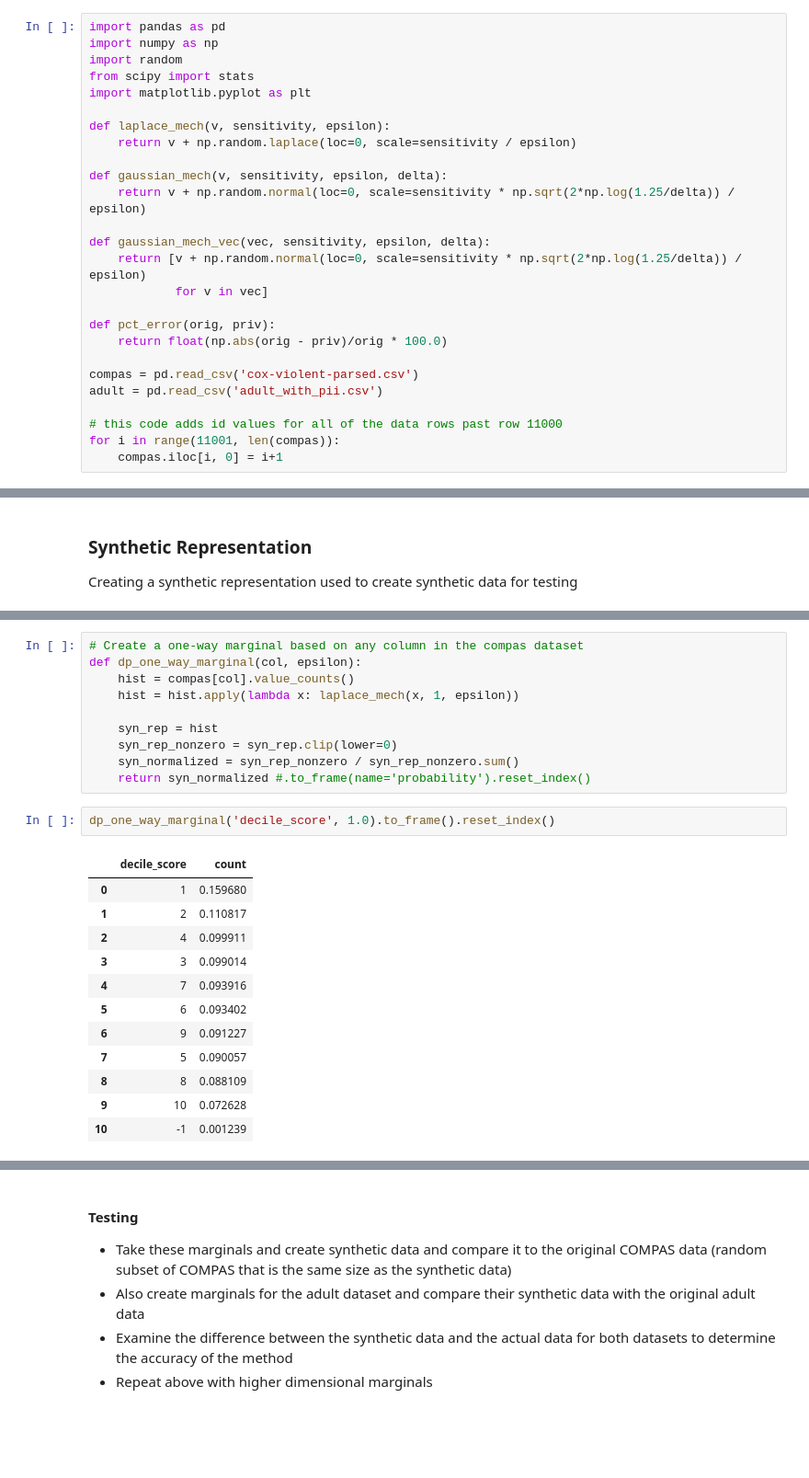
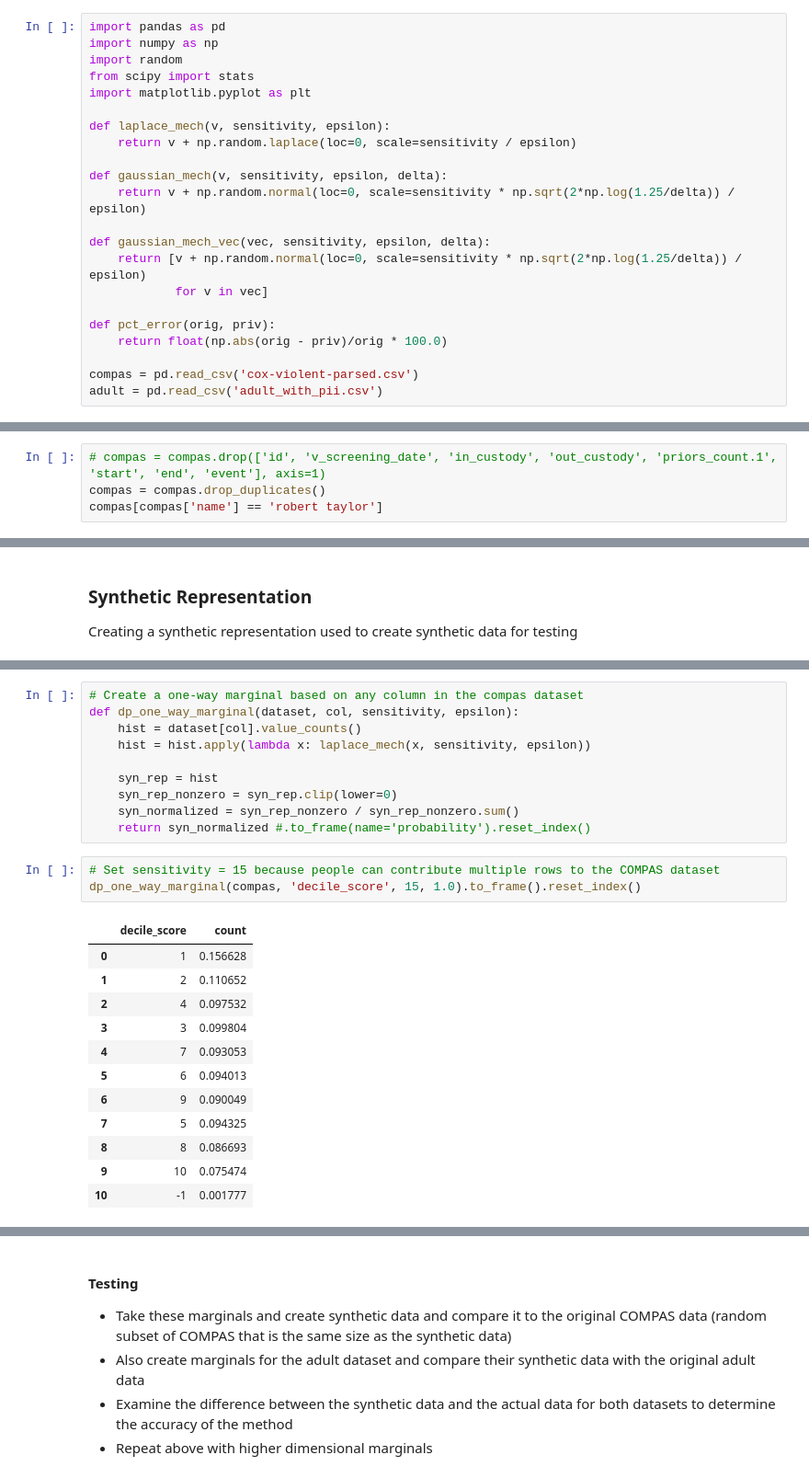
Before and after one commit to CFurch/cs3110-final-project, a Jupyter notebook: COMPAS Recidivism Analysis.ipynb, the cells around one changed output, grey strips where cells are left out. Shown at 92% size. Cells and saved outputs as stored; diff of their text form; blank space fills up the shorter version.

```diff
--- a/COMPAS Recidivism Analysis.ipynb
+++ b/COMPAS Recidivism Analysis.ipynb
@@ -20,10 +20,6 @@ def pct_error(orig, priv):
 
 compas = pd.read_csv('cox-violent-parsed.csv')
 adult = pd.read_csv('adult_with_pii.csv')
-
-# this code adds id values for all of the data rows past row 11000
-for i in range(11001, len(compas)):
-    compas.iloc[i, 0] = i+1
 # %%
 compas # id column only increments up to 11001 without the fix (technically the 11000th row, starting at 0)
 # %% [output]
@@ -54,0 +41,4 @@ compas[compas['id'] == 11002]
+# %%
+# compas = compas.drop(['id', 'v_screening_date', 'in_custody', 'out_custody', 'priors_count.1', 'start', 'end', 'event'], axis=1)
+compas = compas.drop_duplicates()
+compas[compas['name'] == 'robert taylor']
@@ -120,25 +102,26 @@ plt.hist(compas['decile_score'], bins=10)
 # %%
 # Create a one-way marginal based on any column in the compas dataset
-def dp_one_way_marginal(col, epsilon):
-    hist = compas[col].value_counts()
-    hist = hist.apply(lambda x: laplace_mech(x, 1, epsilon))
+def dp_one_way_marginal(dataset, col, sensitivity, epsilon):
+    hist = dataset[col].value_counts()
+    hist = hist.apply(lambda x: laplace_mech(x, sensitivity, epsilon))
 
     syn_rep = hist
     syn_rep_nonzero = syn_rep.clip(lower=0)
     syn_normalized = syn_rep_nonzero / syn_rep_nonzero.sum()
     return syn_normalized #.to_frame(name='probability').reset_index()
 # %%
-dp_one_way_marginal('decile_score', 1.0).to_frame().reset_index()
+# Set sensitivity = 15 because people can contribute multiple rows to the COMPAS dataset
+dp_one_way_marginal(compas, 'decile_score', 15, 1.0).to_frame().reset_index()
 # %% [output]
 |  | decile_score | count |
-| 0 | 1 | 0.159680 |
-| 1 | 2 | 0.110817 |
-| 2 | 4 | 0.099911 |
-| 3 | 3 | 0.099014 |
-| 4 | 7 | 0.093916 |
-| 5 | 6 | 0.093402 |
-| 6 | 9 | 0.091227 |
-| 7 | 5 | 0.090057 |
-| 8 | 8 | 0.088109 |
-| 9 | 10 | 0.072628 |
-| 10 | -1 | 0.001239 |
+| 0 | 1 | 0.156628 |
+| 1 | 2 | 0.110652 |
+| 2 | 4 | 0.097532 |
+| 3 | 3 | 0.099804 |
+| 4 | 7 | 0.093053 |
+| 5 | 6 | 0.094013 |
+| 6 | 9 | 0.090049 |
+| 7 | 5 | 0.094325 |
+| 8 | 8 | 0.086693 |
+| 9 | 10 | 0.075474 |
+| 10 | -1 | 0.001777 |
```
Also changed, not shown: parts of 25 cells of this notebook.
